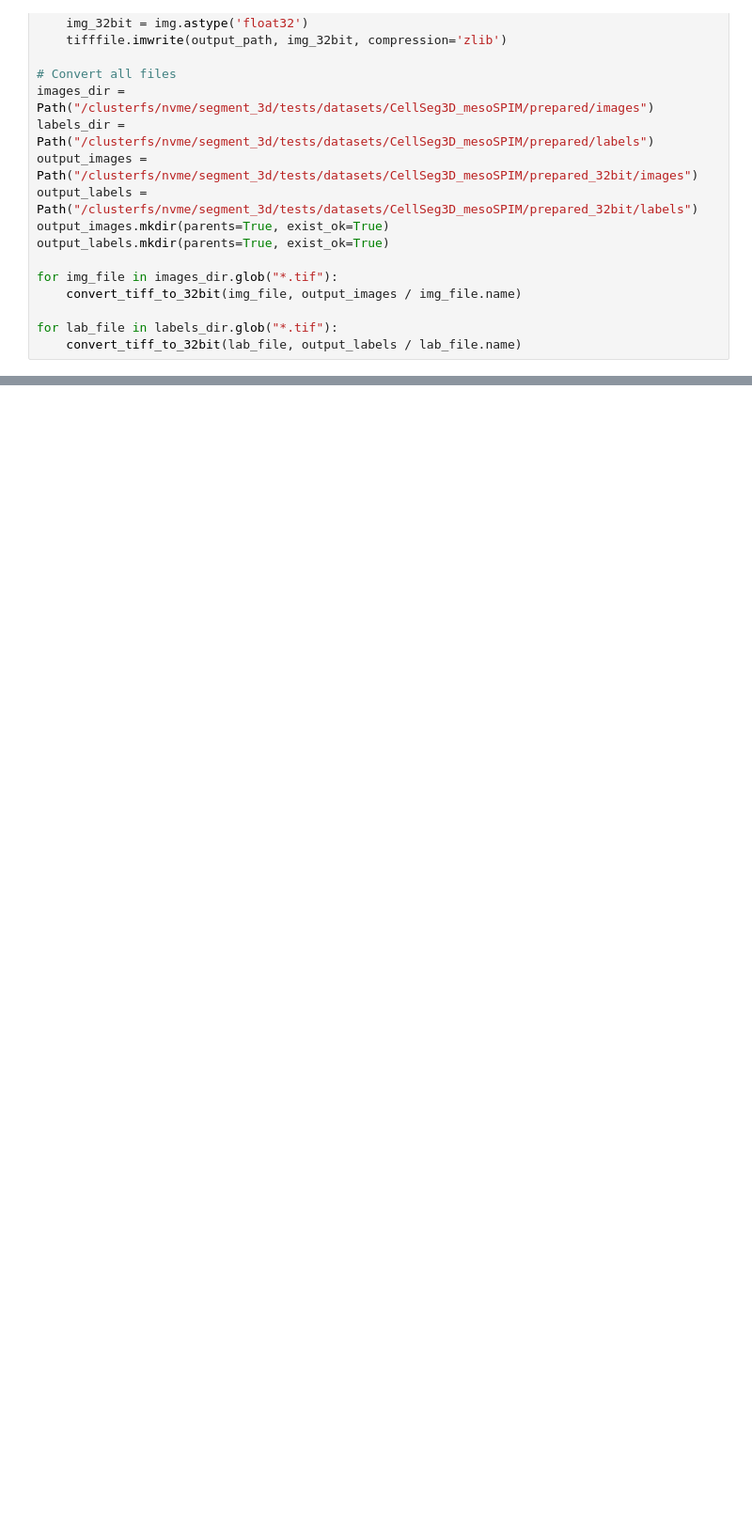
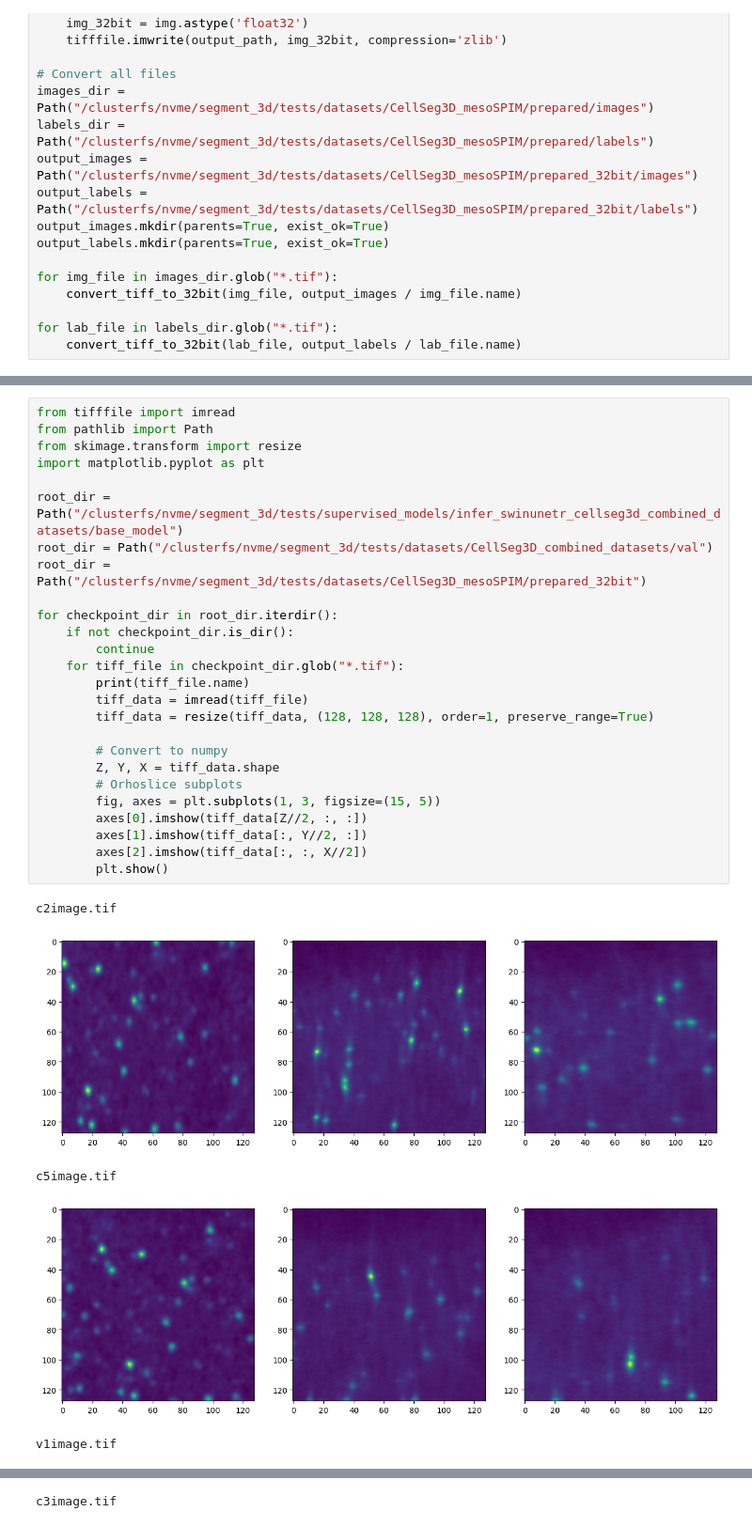
Before and after one commit to Panzax/segmentation_case_study, a Jupyter notebook: notebooks/inference_tests.ipynb, the cells around one changed output, grey strips where cells are left out. Shown at 94% size. Cells and saved outputs as stored; diff of their text form; blank space fills up the shorter version.

```diff
--- a/notebooks/inference_tests.ipynb
+++ b/notebooks/inference_tests.ipynb
@@ -296,0 +306,32 @@ plt.show()
+# %%
+from tifffile import imread
+from pathlib import Path
+from skimage.transform import resize
+import matplotlib.pyplot as plt
+
+root_dir = Path("/clusterfs/nvme/segment_3d/tests/supervised_models/infer_swinunetr_cellseg3d_combined_datasets/base_model")
+root_dir = Path("/clusterfs/nvme/segment_3d/tests/datasets/CellSeg3D_combined_datasets/val")
+root_dir = Path("/clusterfs/nvme/segment_3d/tests/datasets/CellSeg3D_mesoSPIM/prepared_32bit")
+
+for checkpoint_dir in root_dir.iterdir():
+    if not checkpoint_dir.is_dir():
+        continue
+    for tiff_file in checkpoint_dir.glob("*.tif"):
+        print(tiff_file.name)
+        tiff_data = imread(tiff_file)
+        tiff_data = resize(tiff_data, (128, 128, 128), order=1, preserve_range=True)
+
+        # Convert to numpy
+        Z, Y, X = tiff_data.shape
+        # Orhoslice subplots
+        fig, axes = plt.subplots(1, 3, figsize=(15, 5))
+        axes[0].imshow(tiff_data[Z//2, :, :])
+        axes[1].imshow(tiff_data[:, Y//2, :])
+        axes[2].imshow(tiff_data[:, :, X//2])
+        plt.show()
+# %% [output]
+c2image.tif
+[figure, added]
+c5image.tif
+[figure, added]
+v1image.tif
@@ -296,0 +339 @@ plt.show()
+c3image.tif
```
Also changed, not shown: parts of 5 cells of this notebook, 6 other files.
